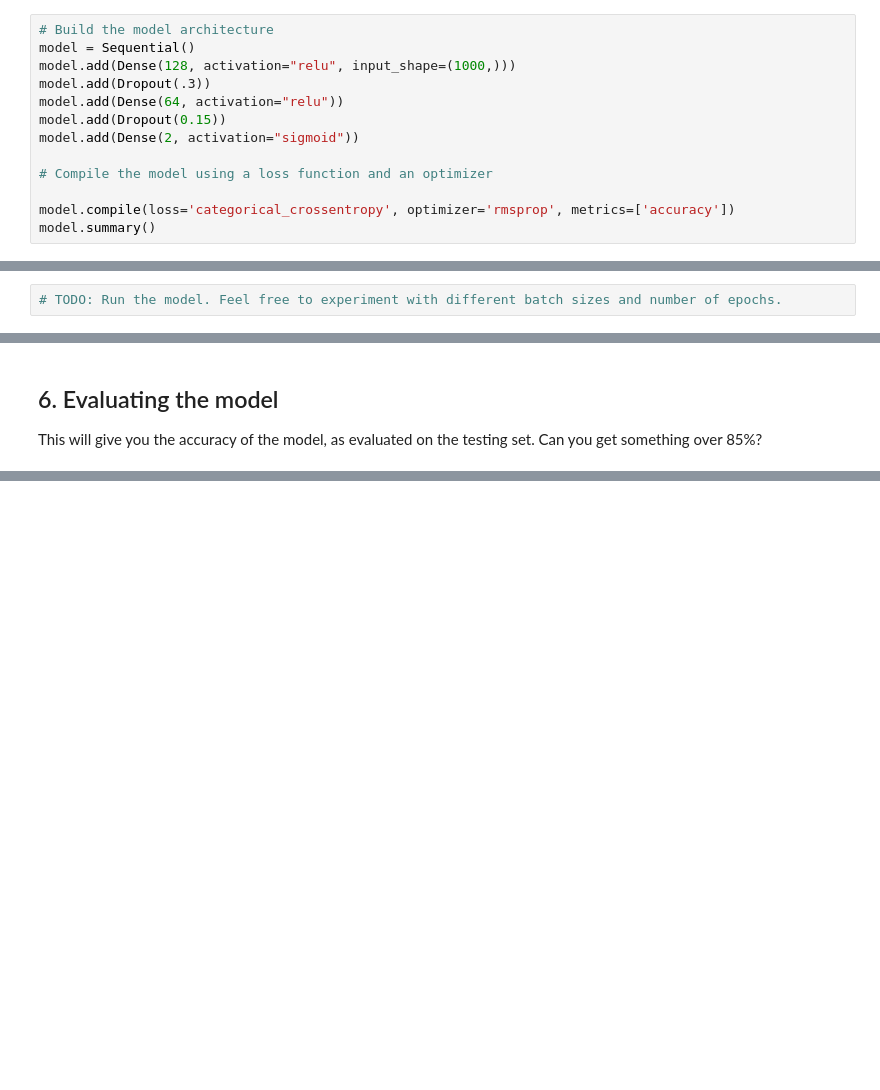
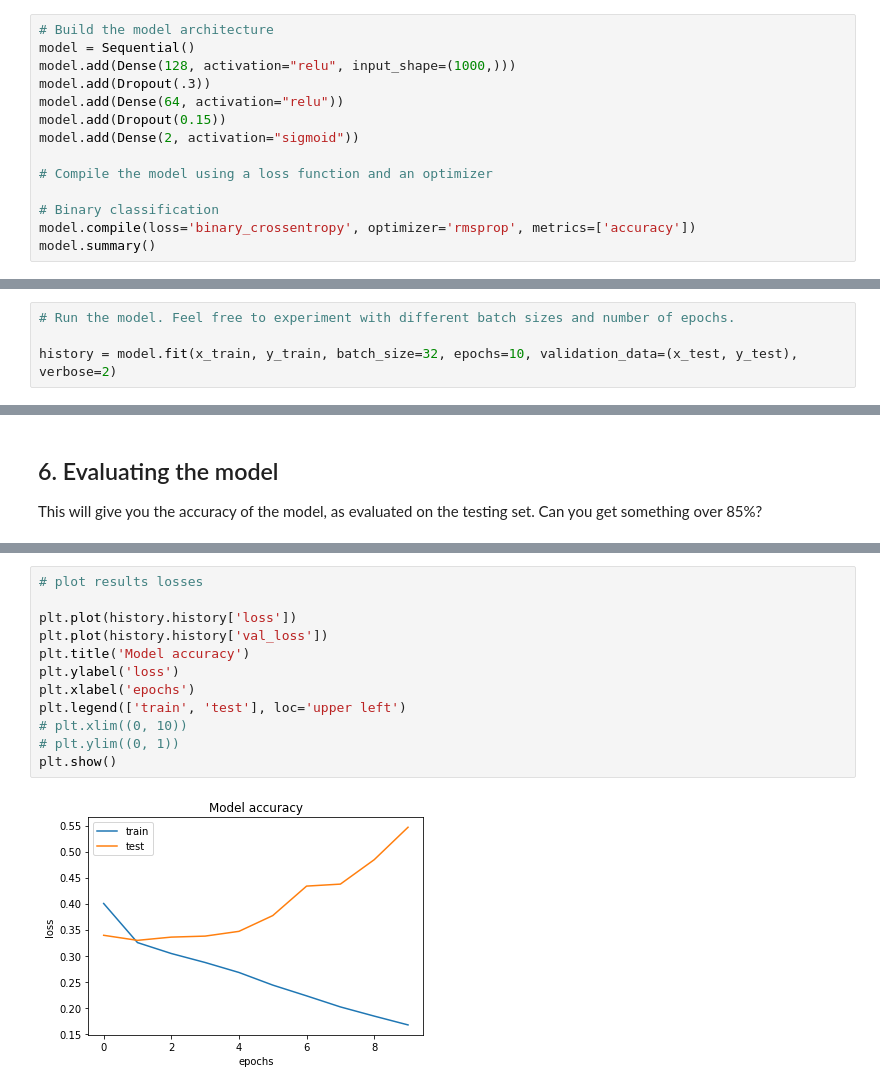
Before and after one commit to nvmoyar/dl--lab, a Jupyter notebook: IMDB_In_Keras.ipynb, the cells around one changed output, grey strips where cells are left out. Drawn from its saved outputs; the diff is of its cells as text; blank space fills up the shorter version.

```diff
--- a/IMDB_In_Keras.ipynb
+++ b/IMDB_In_Keras.ipynb
@@ -104,5 +104,6 @@ model.add(Dense(2, activation="sigmoid"))
 
 # Compile the model using a loss function and an optimizer
 
-model.compile(loss='categorical_crossentropy', optimizer='rmsprop', metrics=['accuracy'])
+# Binary classification
+model.compile(loss='binary_crossentropy', optimizer='rmsprop', metrics=['accuracy'])
 model.summary()
@@ -110,4 +129,6 @@ model.summary()
 ## 5. Training the model
 Run the model here. Experiment with different batch_size, and number of epochs!
 # %%
-# TODO: Run the model. Feel free to experiment with different batch sizes and number of epochs.
+# Run the model. Feel free to experiment with different batch sizes and number of epochs.
+
+history = model.fit(x_train, y_train, batch_size=32, epochs=10, validation_data=(x_test, y_test), verbose=2)
@@ -119,0 +174,14 @@ print("Accuracy: ", score[1])
+# %%
+# plot results losses
+
+plt.plot(history.history['loss'])
+plt.plot(history.history['val_loss'])
+plt.title('Model accuracy')
+plt.ylabel('loss')
+plt.xlabel('epochs')
+plt.legend(['train', 'test'], loc='upper left')
+# plt.xlim((0, 10))
+# plt.ylim((0, 1))
+plt.show()
+# %% [output]
+[figure, added]
```
Also changed, not shown: parts of 4 cells of this notebook.
